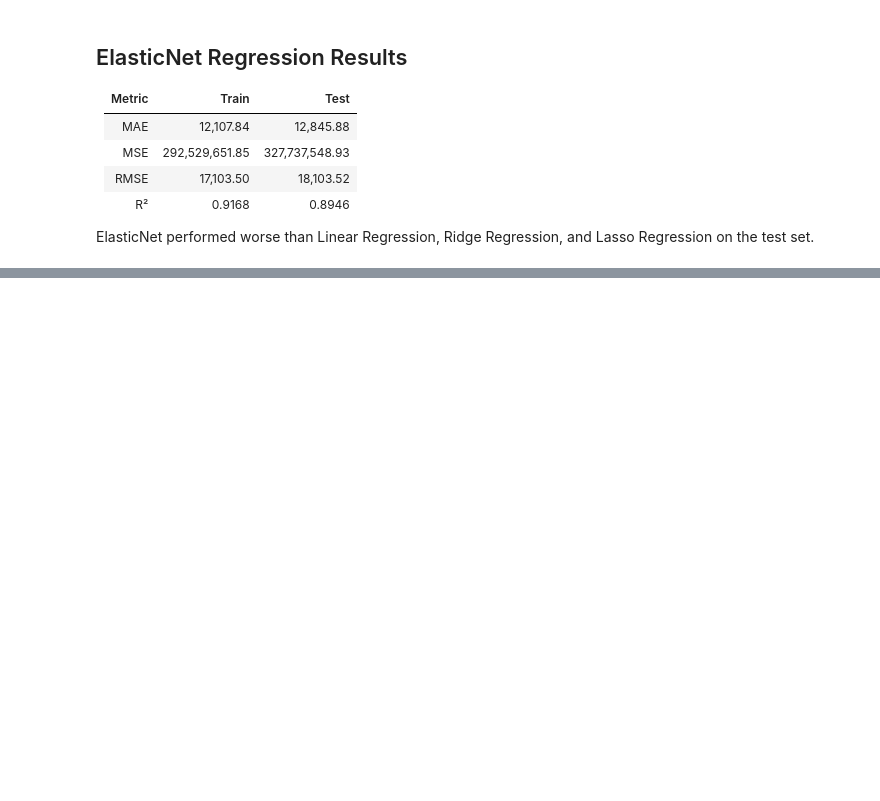
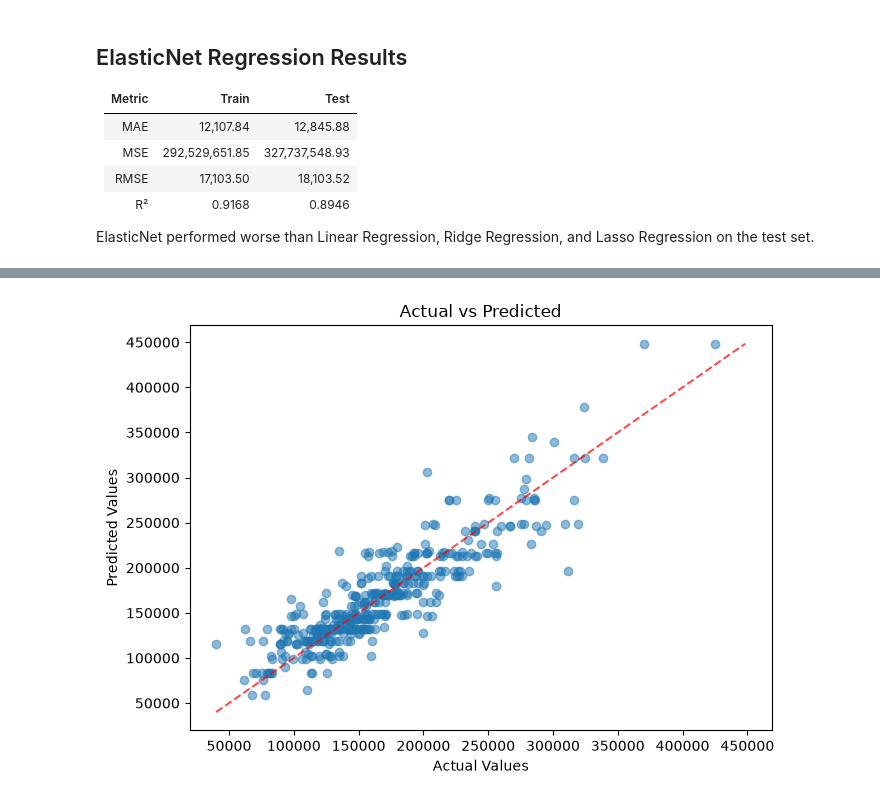
Before and after one commit to Mohamadzf23/ames-housing-price-prediction, a Jupyter notebook: src/ames_housing_price_prediction.ipynb, the cells around one changed output, grey strips where cells are left out. Saved outputs shown, nothing was run; the diff lists cells and outputs as text; code cells hidden in the pictures; blank space fills up the shorter version.

```diff
--- a/src/ames_housing_price_prediction.ipynb
+++ b/src/ames_housing_price_prediction.ipynb
@@ -2945,0 +2980,4 @@ ElasticNet performed worse than Linear Regression, Ridge Regression, and Lasso R
+# %%
+plot_actual_vs_predicted(tree, X_test_scaled, y_test)
+# %% [output]
+[figure, added]
```
Also changed, not shown: parts of 5 cells of this notebook.
